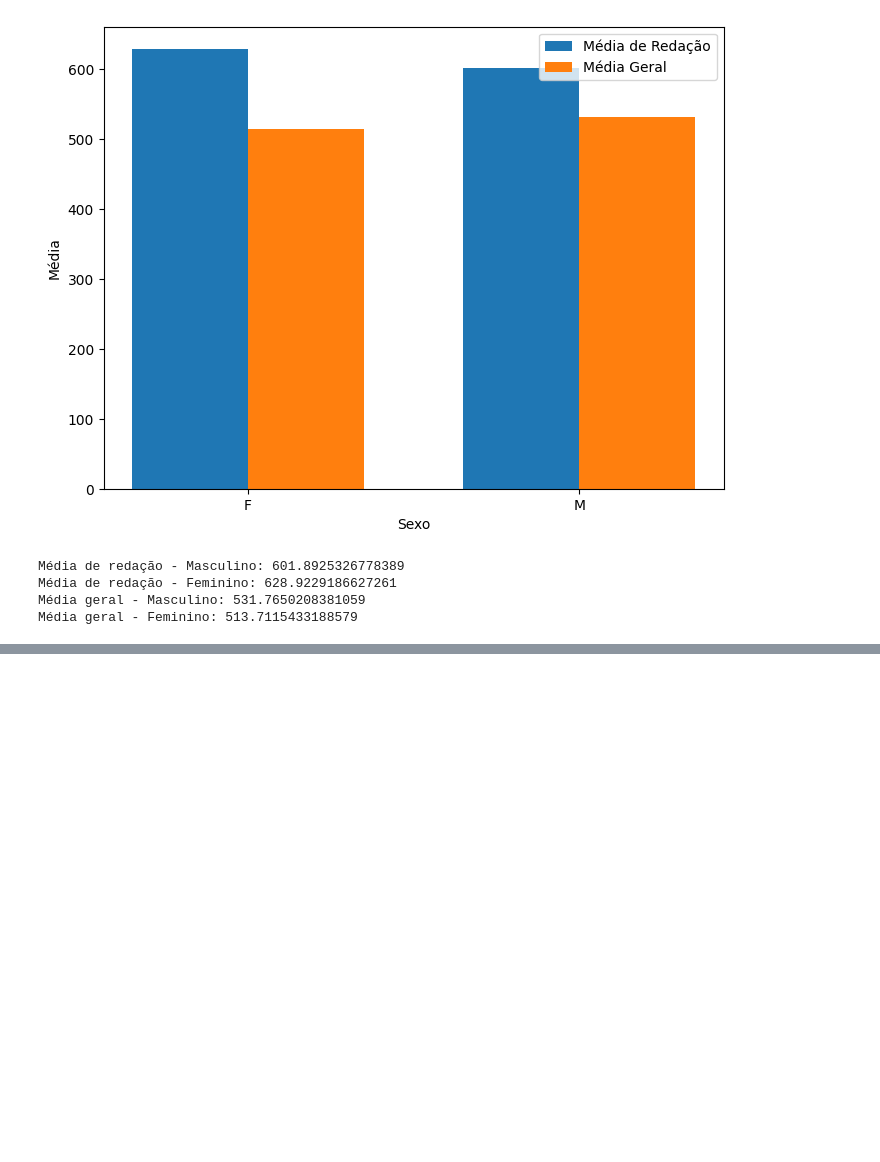
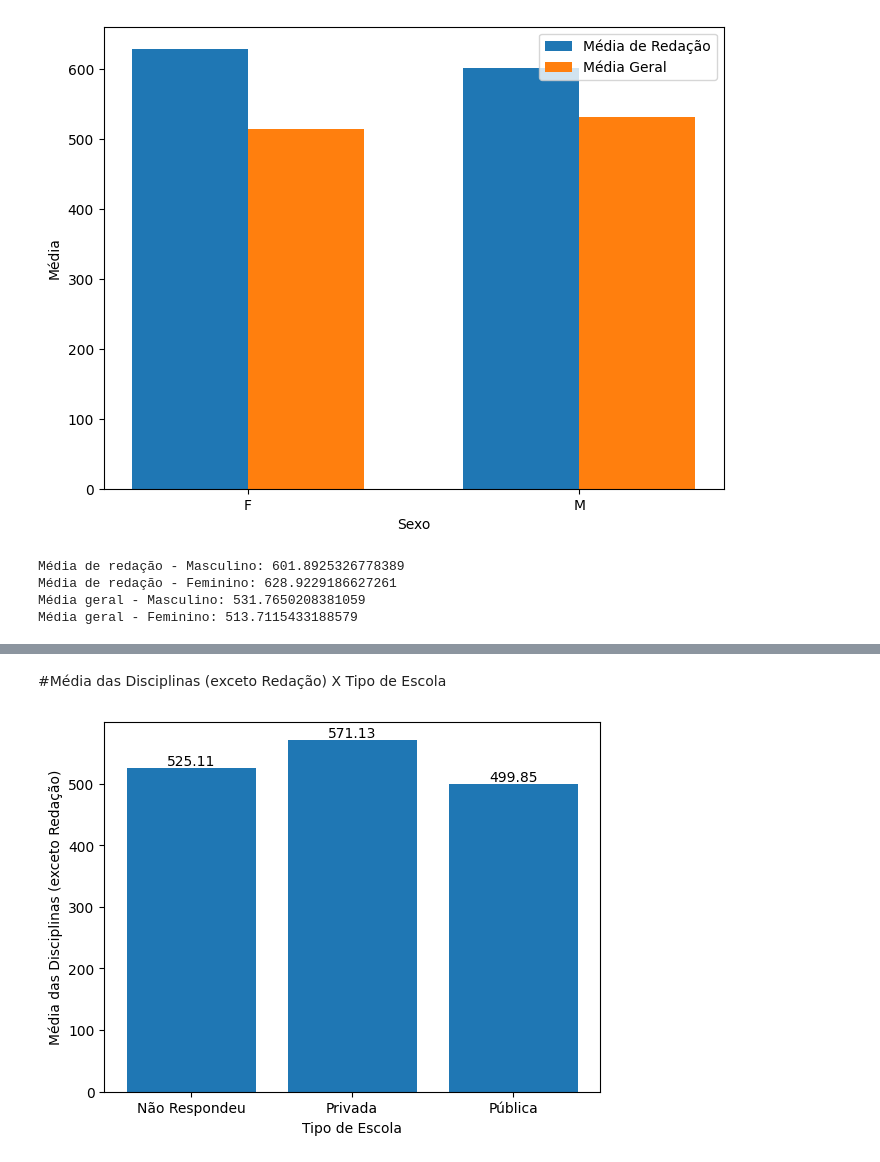
Before and after one commit to allandevbr92/MyResume, a Jupyter notebook: analiseEnem2022.ipynb, the cells around one changed output, grey strips where cells are left out. Drawn from its saved outputs; the diff is of its cells as text; code cells hidden in the pictures; blank space fills up the shorter version.

```diff
--- a/analiseEnem2022.ipynb
+++ b/analiseEnem2022.ipynb
@@ -69,0 +140,28 @@ Média geral - Feminino: 513.7115433188579
+# %% [markdown]
+#Média das Disciplinas (exceto Redação) X Tipo de Escola
+# %%
+import matplotlib.pyplot as plt
+
+# Calculando a média das disciplinas sem a redação por tipo de escola
+media_disciplinas_por_escola = df.groupby('TP_ESCOLA')[['NU_NOTA_CN', 'NU_NOTA_CH', 'NU_NOTA_LC', 'NU_NOTA_MT']].mean().mean(axis=1)
+
+# Configurando os dados para o gráfico
+escolas = media_disciplinas_por_escola.index
+medias = media_disciplinas_por_escola.values
+
+# Criando o gráfico de colunas
+fig, ax = plt.subplots()
+ax.bar(escolas, medias)
+
+# Configurando os rótulos dos eixos x e y
+ax.set_xlabel('Tipo de Escola')
+ax.set_ylabel('Média das Disciplinas (exceto Redação)')
+
+# Adicionando os valores das médias nas colunas
+for i, media in enumerate(medias):
+    ax.annotate(f"{media:.2f}", (escolas[i], media), ha='center', va='bottom')
+
+# Exibindo o gráfico
+plt.show()
+# %% [output]
+[figure, added]
```
Also changed, not shown: parts of 5 cells of this notebook.
